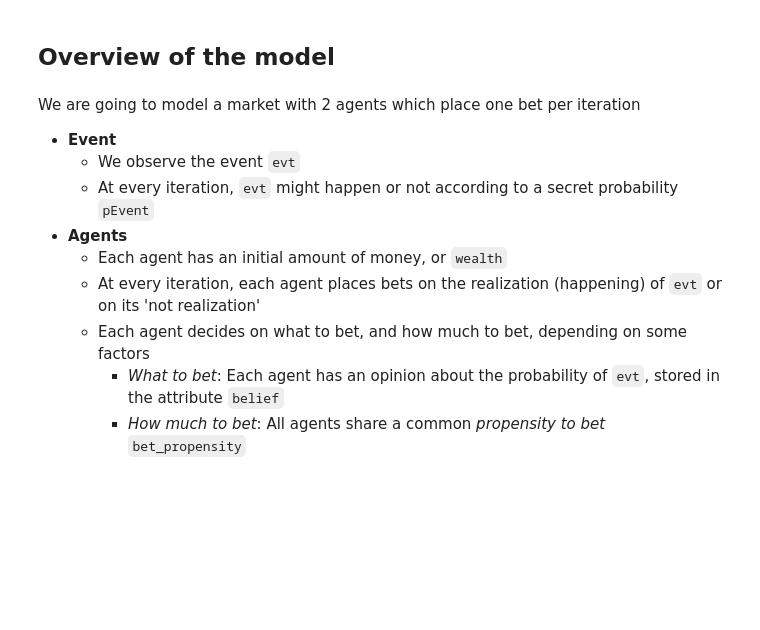
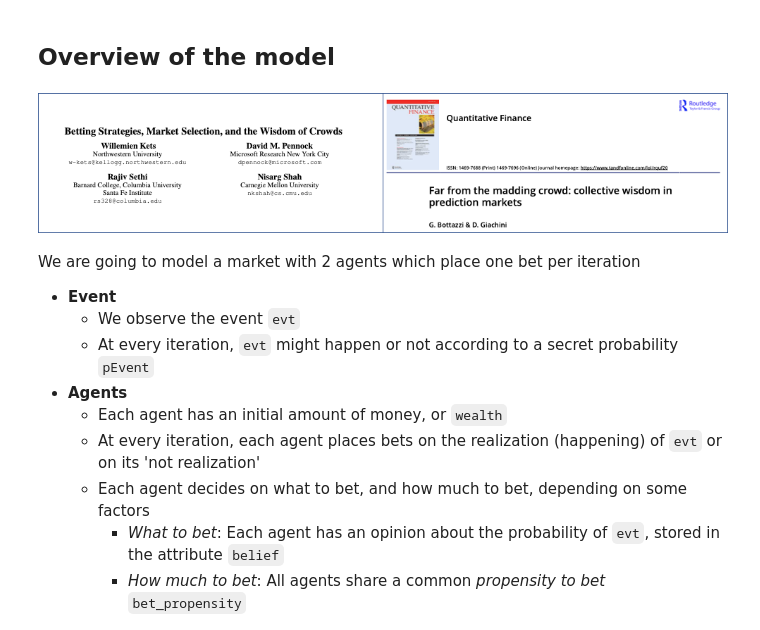
Before and after one commit to EMbeDS-education/StatsAndComputing20202021, a Jupyter notebook: IPDP/jupyter/jupyterNotebooks/06ModulesExceptionsAndOOP.ipynb, the cells around one changed output. Cells and saved outputs as stored; diff of their text form; code cells hidden in the pictures; blank space fills up the shorter version.

```diff
--- a/IPDP/jupyter/jupyterNotebooks/06ModulesExceptionsAndOOP.ipynb
+++ b/IPDP/jupyter/jupyterNotebooks/06ModulesExceptionsAndOOP.ipynb
@@ -627,8 +752,10 @@ __I thank Daniele Giachini for the great help in preparing this section__
 ## Overview of the model
 # %%
 from IPython.display import Image, display
-img=Image(filename='images/bettingMarket.png',width=1000)
+img=Image(path+'images/bettingMarket.png',width=1000)
 display(img)
+# %% [output]
+[figure, added]
 # %% [markdown]
 We are going to model a market with 2 agents which place one bet per iteration
 * __Event__
```
Also changed, not shown: parts of 35 cells of this notebook.
